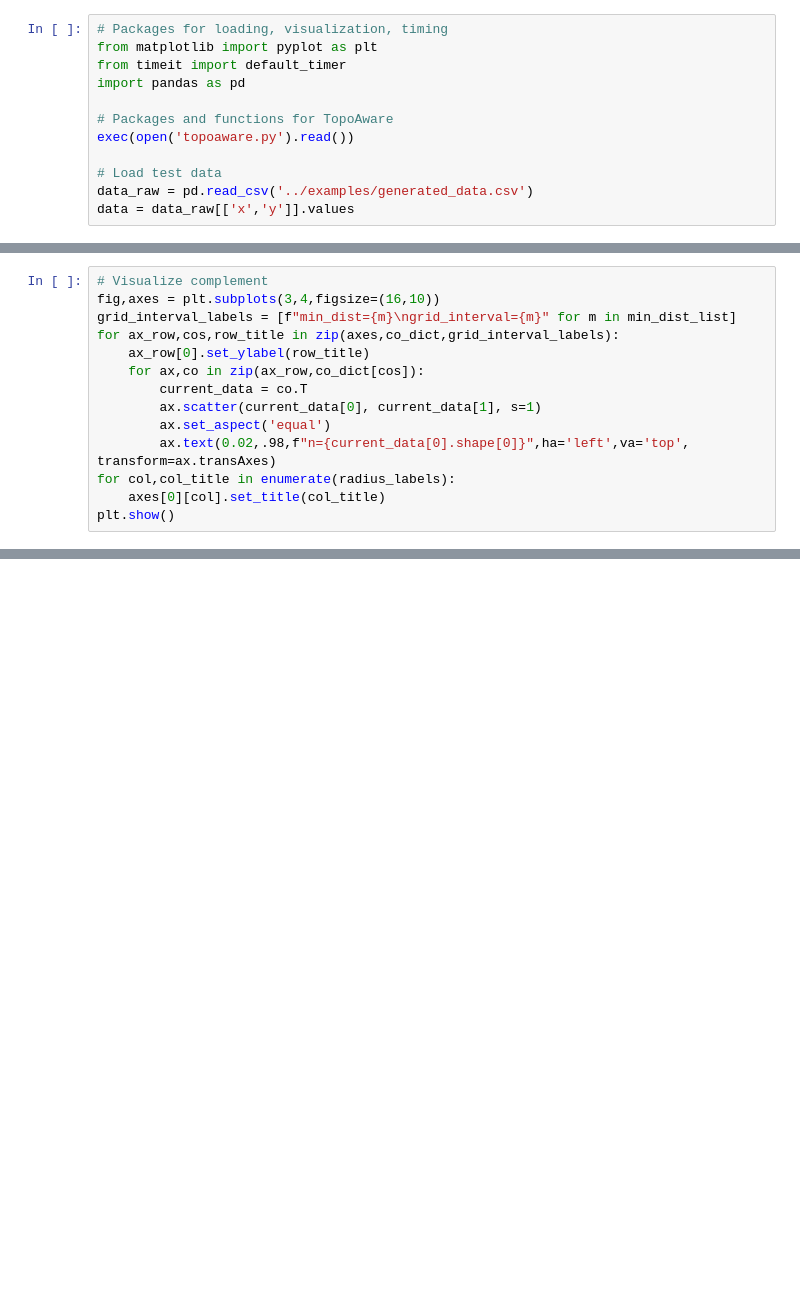
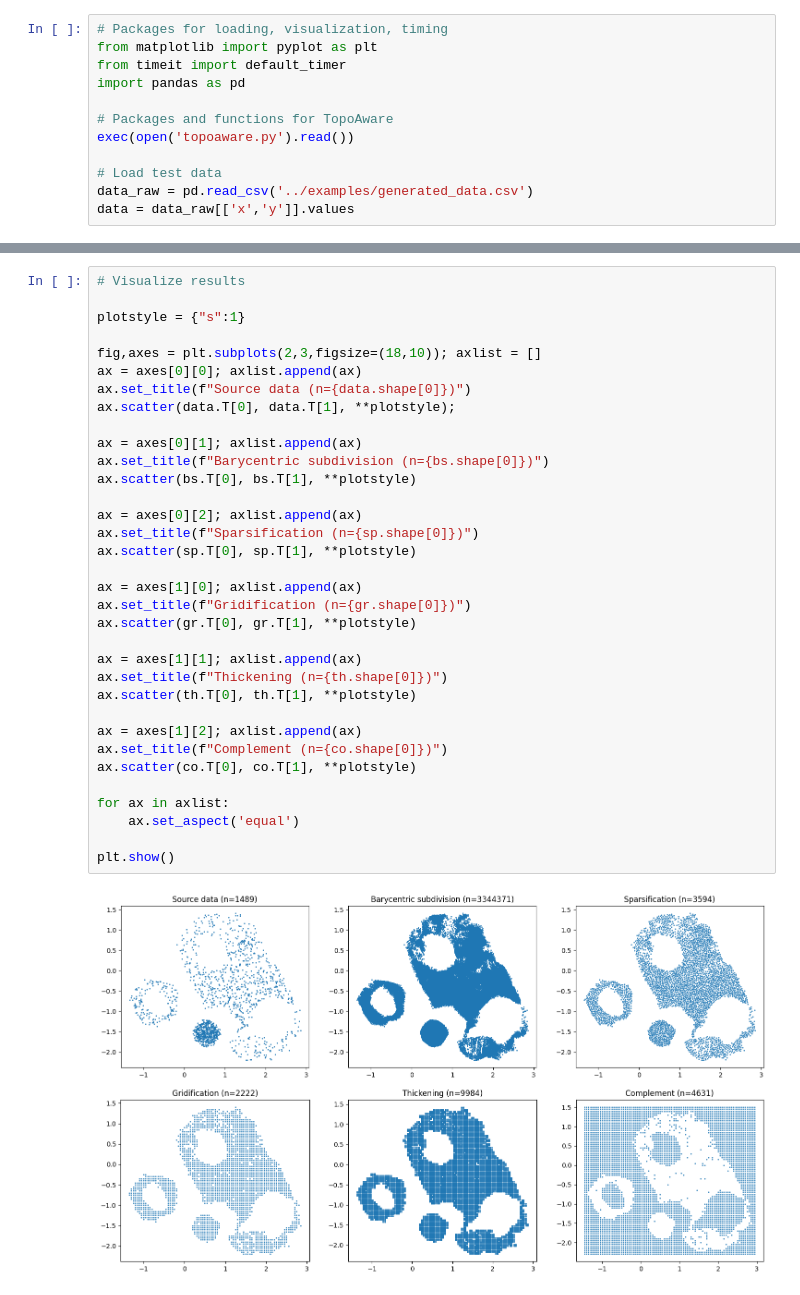
Before and after one commit to jlazovskis/TopoAware, a Jupyter notebook: python/example.ipynb, the cells around one changed output, grey strips where cells are left out. Drawn from its saved outputs; the diff is of its cells as text; blank space fills up the shorter version.

```diff
--- a/python/example.ipynb
+++ b/python/example.ipynb
@@ -158,14 +12,0 @@ Generating complement... done in 0.19 seconds
-# %%
-# Visualize complement
-fig,axes = plt.subplots(3,4,figsize=(16,10))
-grid_interval_labels = [f"min_dist={m}\ngrid_interval={m}" for m in min_dist_list]
-for ax_row,cos,row_title in zip(axes,co_dict,grid_interval_labels):
-    ax_row[0].set_ylabel(row_title)
-    for ax,co in zip(ax_row,co_dict[cos]):
-        current_data = co.T
-        ax.scatter(current_data[0], current_data[1], s=1)
-        ax.set_aspect('equal')
-        ax.text(0.02,.98,f"n={current_data[0].shape[0]}",ha='left',va='top', transform=ax.transAxes)
-for col,col_title in enumerate(radius_labels):
-    axes[0][col].set_title(col_title)
-plt.show()
@@ -225,0 +42,36 @@ plt.show()
+# %%
+# Visualize results
+
+plotstyle = {"s":1}
+
+fig,axes = plt.subplots(2,3,figsize=(18,10)); axlist = []
+ax = axes[0][0]; axlist.append(ax)
+ax.set_title(f"Source data (n={data.shape[0]})")
+ax.scatter(data.T[0], data.T[1], **plotstyle);
+
+ax = axes[0][1]; axlist.append(ax)
+ax.set_title(f"Barycentric subdivision (n={bs.shape[0]})")
+ax.scatter(bs.T[0], bs.T[1], **plotstyle)
+
+ax = axes[0][2]; axlist.append(ax)
+ax.set_title(f"Sparsification (n={sp.shape[0]})")
+ax.scatter(sp.T[0], sp.T[1], **plotstyle)
+
+ax = axes[1][0]; axlist.append(ax)
+ax.set_title(f"Gridification (n={gr.shape[0]})")
+ax.scatter(gr.T[0], gr.T[1], **plotstyle)
+
+ax = axes[1][1]; axlist.append(ax)
+ax.set_title(f"Thickening (n={th.shape[0]})")
+ax.scatter(th.T[0], th.T[1], **plotstyle)
+
+ax = axes[1][2]; axlist.append(ax)
+ax.set_title(f"Complement (n={co.shape[0]})")
+ax.scatter(co.T[0], co.T[1], **plotstyle)
+
+for ax in axlist:
+    ax.set_aspect('equal')
+
+plt.show()
+# %% [output]
+[figure, added]
```
Also changed, not shown: parts of 13 cells of this notebook, 1 other file.
